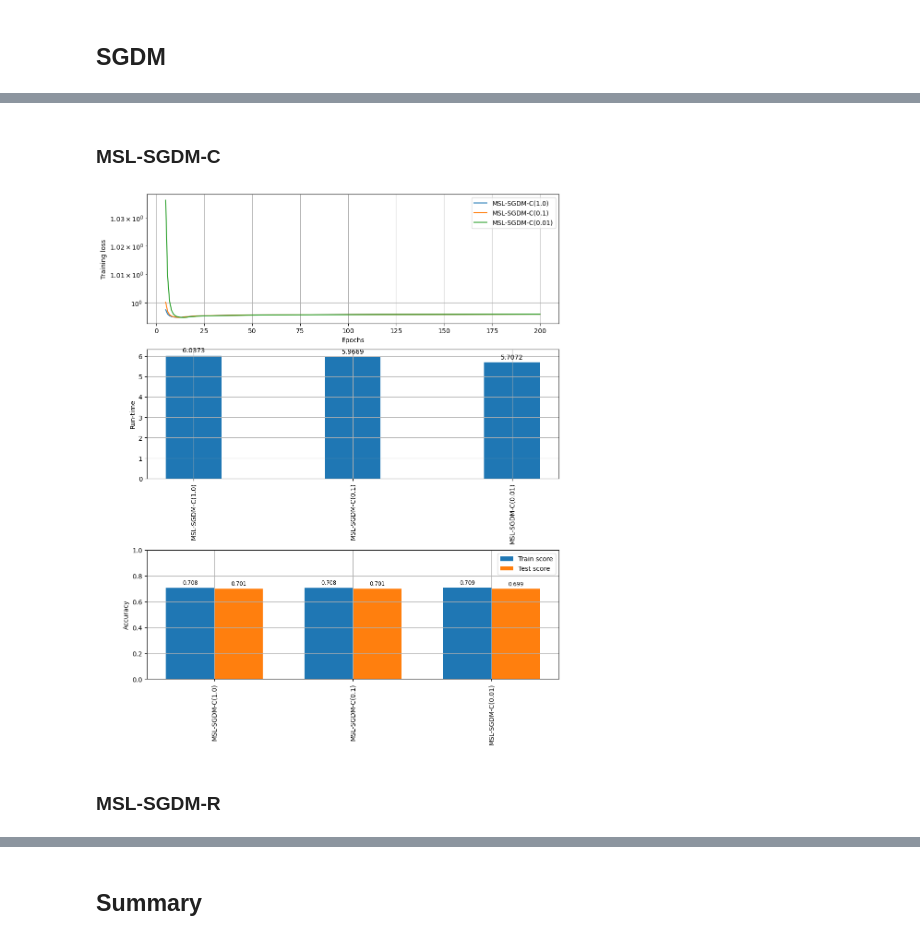
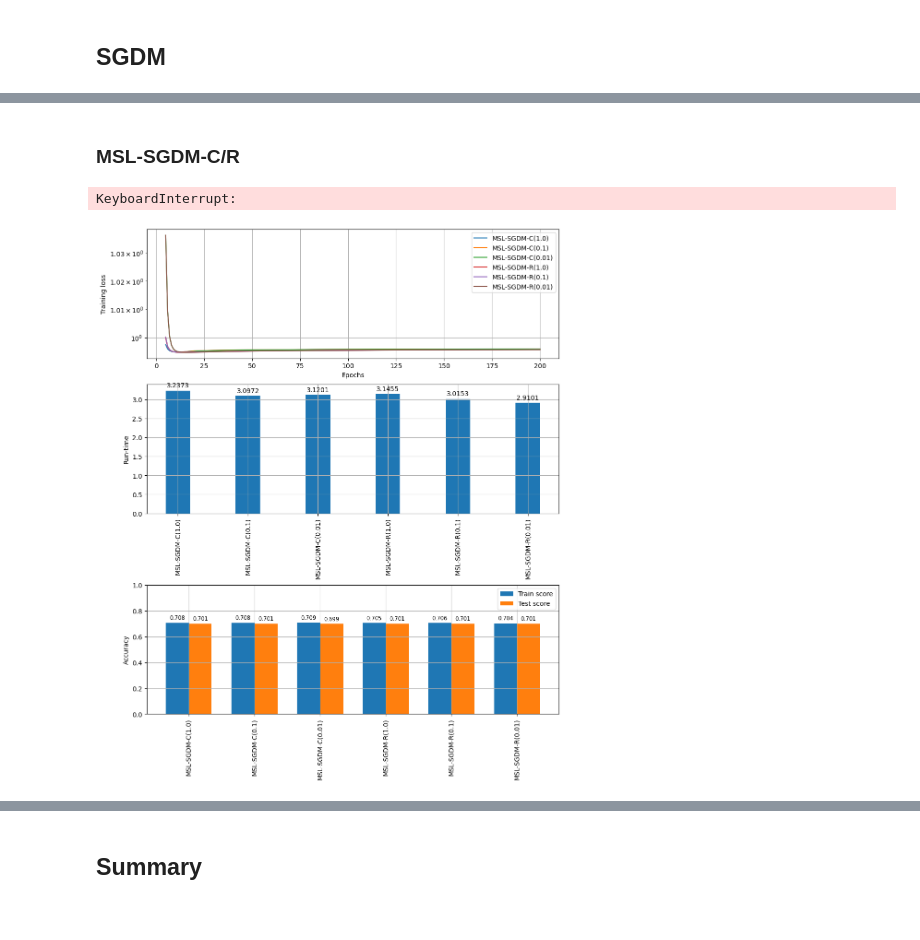
Before and after one commit to david-inf/SGD-and-LS, a Jupyter notebook: py/main.ipynb, the cells around one changed output, grey strips where cells are left out. Cells and saved outputs as stored; diff of their text form; code cells hidden in the pictures.

```diff
--- a/py/main.ipynb
+++ b/py/main.ipynb
@@ -30,7 +22,7 @@ Apple quality dataset
 X_train = (3032, 8)
 X_test = (758, 8)
 # %%
-w0 = (2 + 2) * np.random.default_rng(42).random(8) - 2
+w0Apple = (2 + 2) * np.random.default_rng(42).random(8) - 2
 # %% [markdown]
 ## SGD
 # %% [markdown]
@@ -87,14 +69,18 @@ test_plots(models4_data1)
 # %% [markdown]
-### MSL-SGDM-C
+### MSL-SGDM-C/R
 # %%
-mslc_1 = LogisticRegression(solver="MSL-SGDM-C", C=1, minibatch=32, epochs=200).fit(w0, X_train_apple, y_train_apple, X_test_apple, y_test_apple, step_size=1, momentum=0.9)
-mslc_2 = LogisticRegression(solver="MSL-SGDM-C", C=1, minibatch=32, epochs=200).fit(w0, X_train_apple, y_train_apple, X_test_apple, y_test_apple, step_size=0.1, momentum=0.9)
-mslc_3 = LogisticRegression(solver="MSL-SGDM-C", C=1, minibatch=32, epochs=200).fit(w0, X_train_apple, y_train_apple, X_test_apple, y_test_apple, step_size=0.01, momentum=0.9)
+mslcApple_1 = LogisticRegression(solver="MSL-SGDM-C", C=1, minibatch=32, epochs=200).fit(w0Apple, X_train_apple, y_train_apple, X_test_apple, y_test_apple, step_size=1, momentum=0.9)
+mslcApple_2 = LogisticRegression(solver="MSL-SGDM-C", C=1, minibatch=32, epochs=200).fit(w0Apple, X_train_apple, y_train_apple, X_test_apple, y_test_apple, step_size=0.1, momentum=0.9)
+mslcApple_3 = LogisticRegression(solver="MSL-SGDM-C", C=1, minibatch=32, epochs=200).fit(w0Apple, X_train_apple, y_train_apple, X_test_apple, y_test_apple, step_size=0.01, momentum=0.9)
 
-models5_data1 = optim_data([mslc_1, mslc_2, mslc_3])
+mslrApple_1 = LogisticRegression(solver="MSL-SGDM-R", C=1, minibatch=32, epochs=200).fit(w0Apple, X_train_apple, y_train_apple, X_test_apple, y_test_apple, step_size=1, momentum=0.9)
+mslrApple_2 = LogisticRegression(solver="MSL-SGDM-R", C=1, minibatch=32, epochs=200).fit(w0Apple, X_train_apple, y_train_apple, X_test_apple, y_test_apple, step_size=0.1, momentum=0.9)
+mslrApple_3 = LogisticRegression(solver="MSL-SGDM-R", C=1, minibatch=32, epochs=200).fit(w0Apple, X_train_apple, y_train_apple, X_test_apple, y_test_apple, step_size=0.01, momentum=0.9)
+
+modelsApple_data4 = optim_data([mslcApple_1, mslcApple_2, mslcApple_3, mslrApple_1, mslrApple_2, mslrApple_3])
+# %% [output]
+KeyboardInterrupt:
 # %%
-test_plots(models5_data1)
+test_plots(modelsApple_data4)
 # %% [output]
-[figure, old version]
+[figure, new version]
-# %% [markdown]
-### MSL-SGDM-R
```
Also changed, not shown: parts of 47 cells of this notebook, 6 other files.
